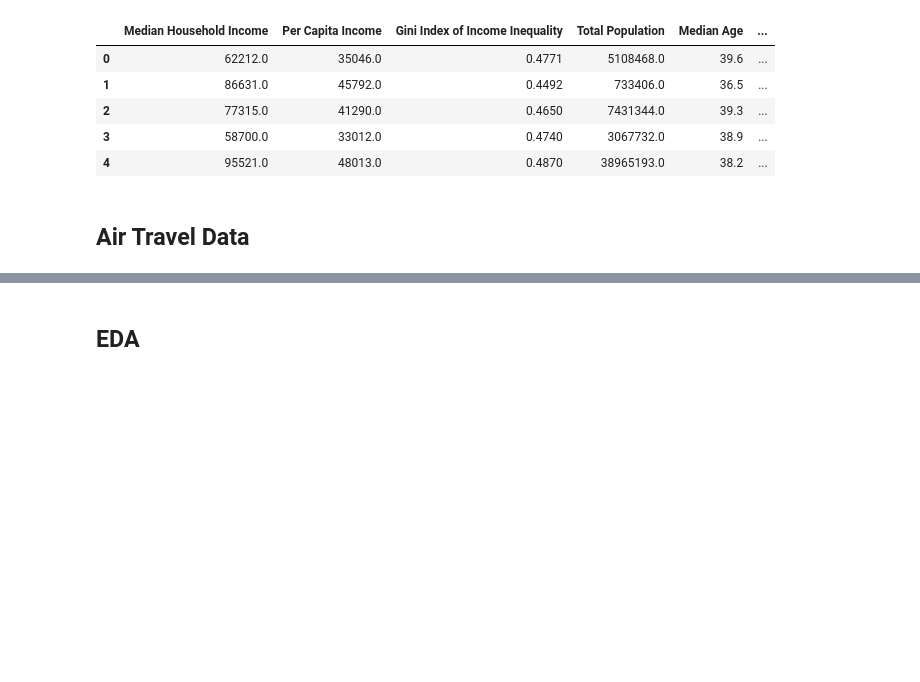
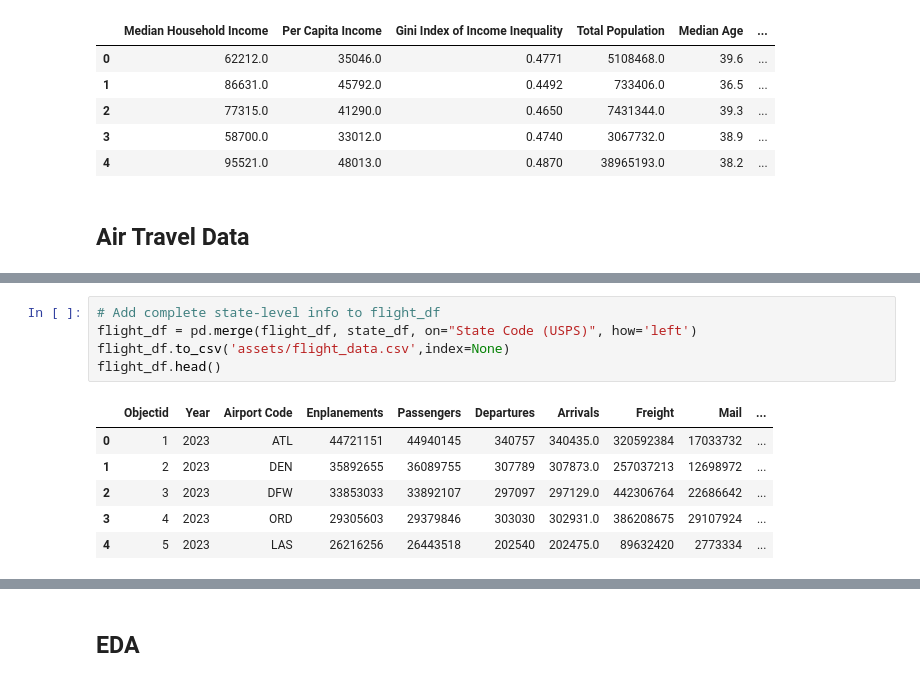
Before and after one commit to ningnonong/air-travel-project, a Jupyter notebook: EDA/MilestoneII_EDA[final].ipynb, the cells around one changed output, grey strips where cells are left out. Cells and saved outputs as stored; diff of their text form; blank space fills up the shorter version.

```diff
--- a/EDA/MilestoneII_EDA[final].ipynb
+++ b/EDA/MilestoneII_EDA[final].ipynb
@@ -152,0 +189,12 @@ df_flights.head() # Here, origin airport names ('origin') are abbreviated by the
+# %%
+# Add complete state-level info to flight_df
+flight_df = pd.merge(flight_df, state_df, on="State Code (USPS)", how='left')
+flight_df.to_csv('assets/flight_data.csv',index=None)
+flight_df.head()
+# %% [output]
+|  | Objectid | Year | Airport Code | Enplanements | Passengers | Departures | Arrivals | Freight | Mail | ... |
+| 0 | 1 | 2023 | ATL | 44721151 | 44940145 | 340757 | 340435.0 | 320592384 | 17033732 | ... |
+| 1 | 2 | 2023 | DEN | 35892655 | 36089755 | 307789 | 307873.0 | 257037213 | 12698972 | ... |
+| 2 | 3 | 2023 | DFW | 33853033 | 33892107 | 297097 | 297129.0 | 442306764 | 22686642 | ... |
+| 3 | 4 | 2023 | ORD | 29305603 | 29379846 | 303030 | 302931.0 | 386208675 | 29107924 | ... |
+| 4 | 5 | 2023 | LAS | 26216256 | 26443518 | 202540 | 202475.0 | 89632420 | 2773334 | ... |
```
Also changed, not shown: parts of 14 cells of this notebook, 3 other files.
